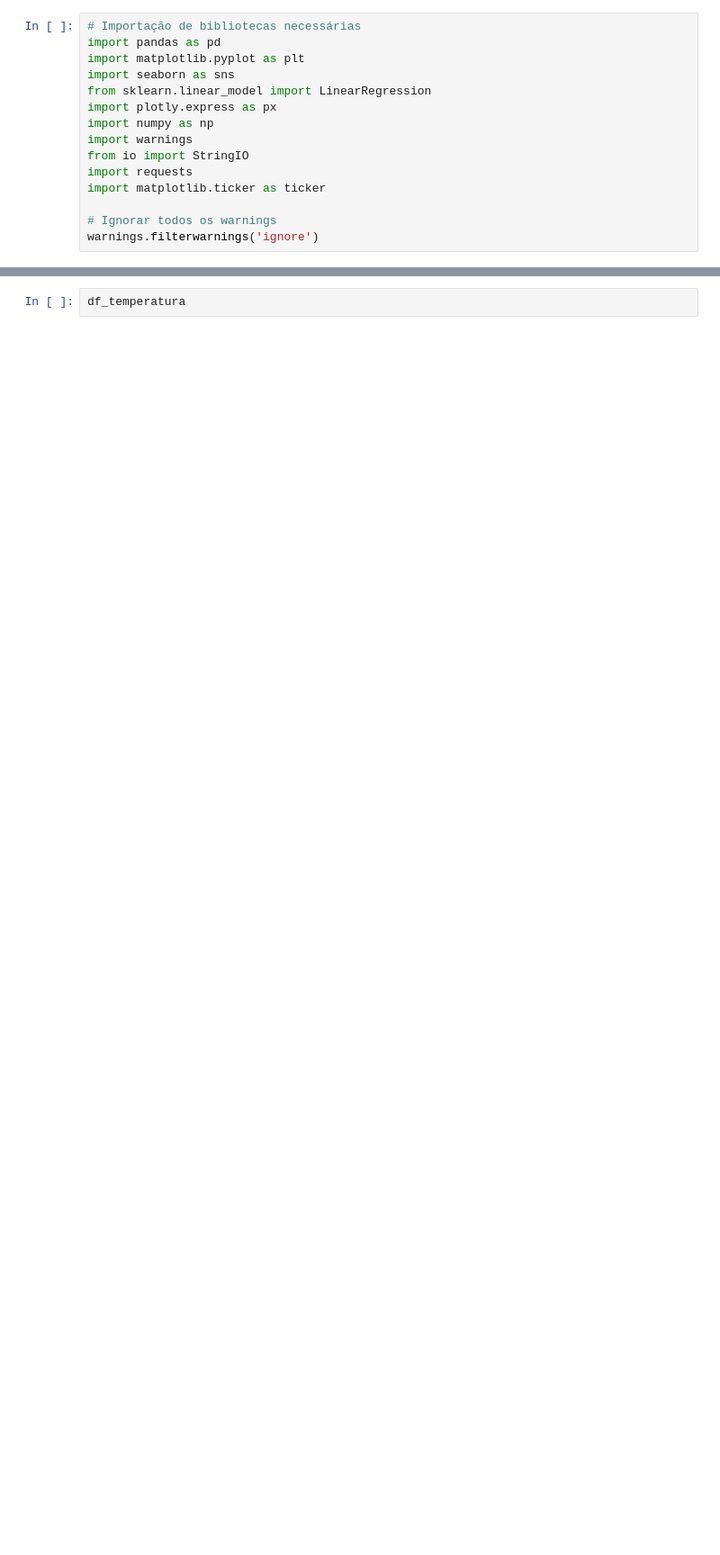
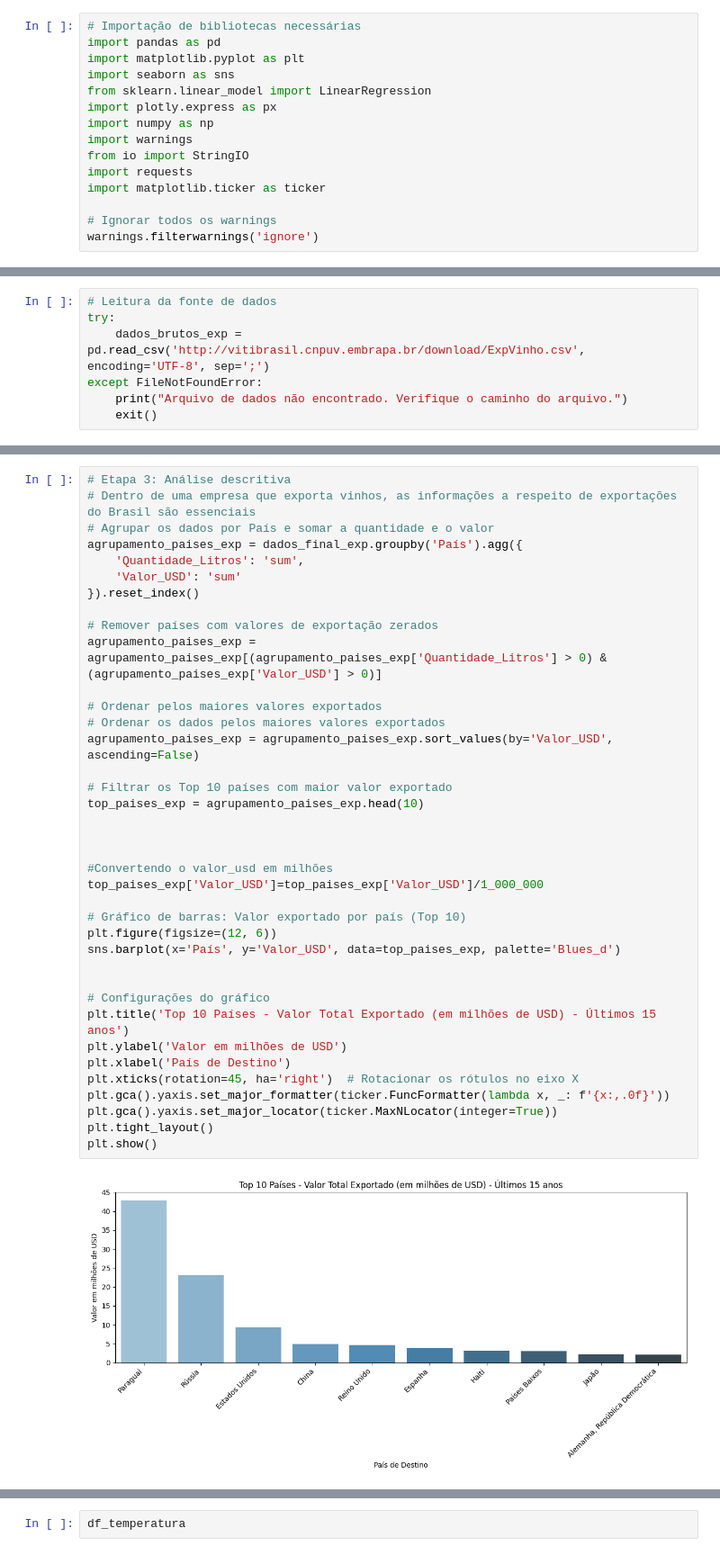
Before and after one commit to rodrigosilvacio/data-repository, a Jupyter notebook: Tech_Challenge_Python.ipynb, the cells around one changed output, grey strips where cells are left out. Shown at 90% size. Cells and saved outputs as stored; diff of their text form; blank space fills up the shorter version.

```diff
--- a/Tech_Challenge_Python.ipynb
+++ b/Tech_Challenge_Python.ipynb
@@ -3191,0 +26,7 @@ dados_consumo.rename({'Continent':'Continente','Region/Country':'Pais','Product'
+# %%
+# Leitura da fonte de dados
+try:
+    dados_brutos_exp = pd.read_csv('http://vitibrasil.cnpuv.embrapa.br/download/ExpVinho.csv', encoding='UTF-8', sep=';')
+except FileNotFoundError:
+    print("Arquivo de dados não encontrado. Verifique o caminho do arquivo.")
+    exit()
@@ -3191,0 +116,40 @@ dados_consumo.rename({'Continent':'Continente','Region/Country':'Pais','Product'
+# %%
+# Etapa 3: Análise descritiva
+# Dentro de uma empresa que exporta vinhos, as informações a respeito de exportações do Brasil são essenciais
+# Agrupar os dados por País e somar a quantidade e o valor
+agrupamento_paises_exp = dados_final_exp.groupby('País').agg({
+    'Quantidade_Litros': 'sum',
+    'Valor_USD': 'sum'
+}).reset_index()
+
+# Remover países com valores de exportação zerados
+agrupamento_paises_exp = agrupamento_paises_exp[(agrupamento_paises_exp['Quantidade_Litros'] > 0) & (agrupamento_paises_exp['Valor_USD'] > 0)]
+
+# Ordenar pelos maiores valores exportados
+# Ordenar os dados pelos maiores valores exportados
+agrupamento_paises_exp = agrupamento_paises_exp.sort_values(by='Valor_USD', ascending=False)
+
+# Filtrar os Top 10 países com maior valor exportado
+top_paises_exp = agrupamento_paises_exp.head(10)
+
+
+
+#Convertendo o valor_usd em milhões
+top_paises_exp['Valor_USD']=top_paises_exp['Valor_USD']/1_000_000
+
+# Gráfico de barras: Valor exportado por país (Top 10)
+plt.figure(figsize=(12, 6))
+sns.barplot(x='País', y='Valor_USD', data=top_paises_exp, palette='Blues_d')
+
+
+# Configurações do gráfico
+plt.title('Top 10 Países - Valor Total Exportado (em milhões de USD) - Últimos 15 anos')
+plt.ylabel('Valor em milhões de USD')
+plt.xlabel('País de Destino')
+plt.xticks(rotation=45, ha='right')  # Rotacionar os rótulos no eixo X
+plt.gca().yaxis.set_major_formatter(ticker.FuncFormatter(lambda x, _: f'{x:,.0f}'))
+plt.gca().yaxis.set_major_locator(ticker.MaxNLocator(integer=True))
+plt.tight_layout()
+plt.show()
+# %% [output]
+[figure, added]
```
Also changed, not shown: parts of 180 cells of this notebook.
